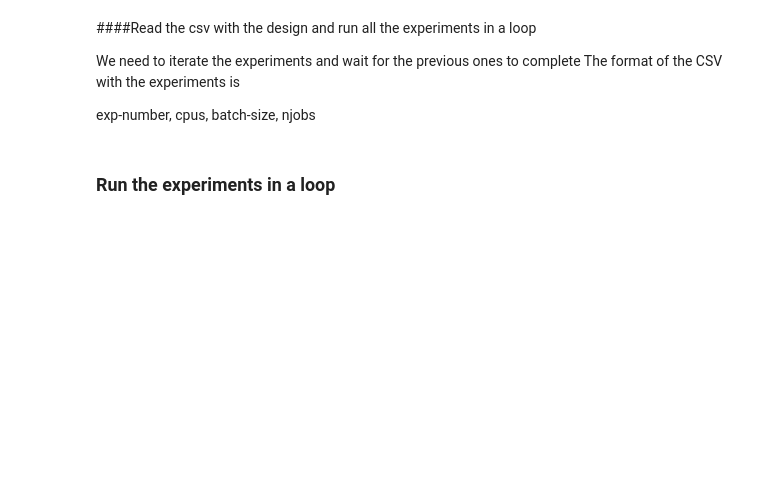
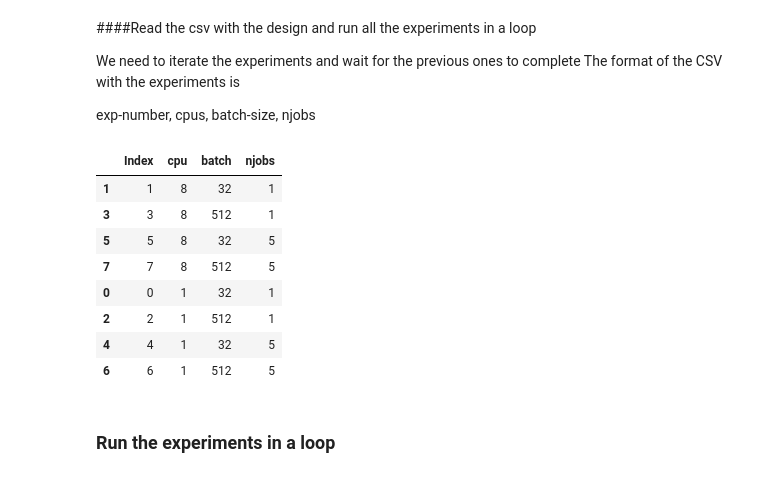
Before and after one commit to sharwinbobde/Courier-BigDL-Study, a Jupyter notebook: Run-Experiments.ipynb, the cells around one changed output. Drawn from its saved outputs; the diff is of its cells as text; code cells hidden in the pictures; blank space fills up the shorter version.

```diff
--- a/Run-Experiments.ipynb
+++ b/Run-Experiments.ipynb
@@ -185,25 +222,36 @@ exp-number, cpus, batch-size, njobs
 # %%
 # declare the parameters to save the data and the logs
 user ='diego'
 exp_folder = f'/home/{user}/experiments/'
 script_path = f'/home/{user}/cpu_io_stats.py'
 
 # experiment designs
 factorial_2k = 'experiment_designs/2k_design.csv'
 full_fact = 'experiment_designs/fullfact.csv'
 
 
 # Runtime of the CPU and IO capturing script in seconds
-EXP_RUNTIME = 50
-EPOCHS = 1
+EXP_RUNTIME = 5 * 60 # 5 minutes runtime by default
+EPOCHS = 30 # 30 epochs by default
 
 
 # read the file that we're interested in
 exp = pd.read_csv(factorial_2k, dtype=int)
 exp.columns.values[0] = 'Index'
 exp.set_index('Index')
 
+exp = exp.sort_values(by='cpu', ascending=False)
 exp
+# %% [output]
+|  | Index | cpu | batch | njobs |
+| 1 | 1 | 8 | 32 | 1 |
+| 3 | 3 | 8 | 512 | 1 |
+| 5 | 5 | 8 | 32 | 5 |
+| 7 | 7 | 8 | 512 | 5 |
+| 0 | 0 | 1 | 32 | 1 |
+| 2 | 2 | 1 | 512 | 1 |
+| 4 | 4 | 1 | 32 | 5 |
+| 6 | 6 | 1 | 512 | 5 |
 # %% [markdown]
 ### Run the experiments in a loop
 # %%
```
Also changed, not shown: parts of 6 cells of this notebook, 3 other files.
